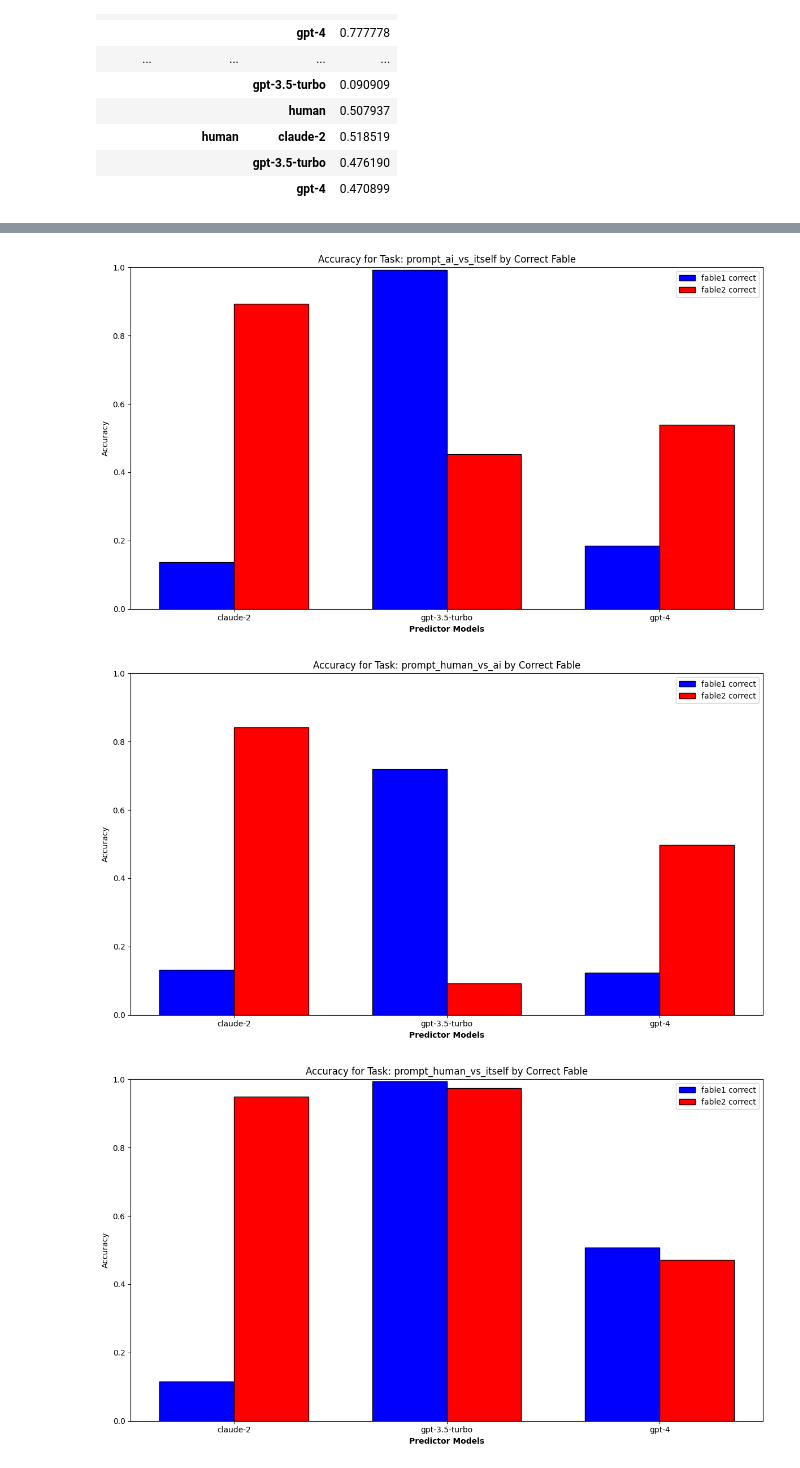
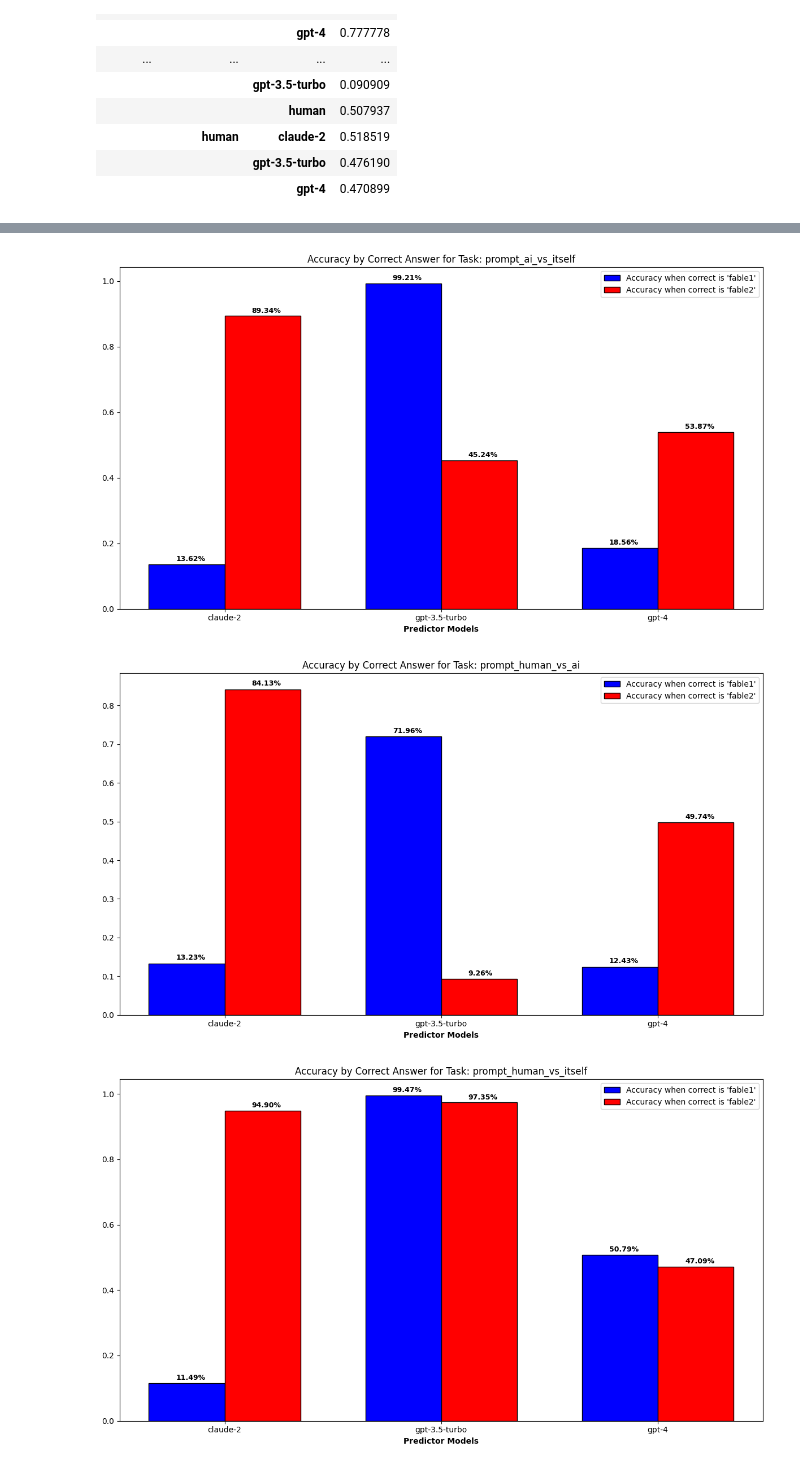
Before and after one commit to qfeuilla/TuringMirror, a Jupyter notebook: explore_data.ipynb, the cells around one changed output, grey strips where cells are left out. Cells and saved outputs as stored; diff of their text form; code cells hidden in the pictures.

Commit message:
plot with removed bias

```diff
--- a/explore_data.ipynb
+++ b/explore_data.ipynb
@@ -117,7 +117,7 @@ for task in position_bias['prompt_fun'].unique():
 
     # General layout
     plt.xlabel('Predictor Models', fontweight='bold')
-    plt.xticks([r + bar_width for r in range(len(bars1))], sub_data['predictor'].unique())
+    plt.xticks([r + bar_width /2 for r in range(len(bars1))], sub_data['predictor'].unique())
     plt.title(f"Position Bias for Task: {task}")
     plt.ylim(0, 1.1)  # Adjusting y limit to fit counts
     plt.legend()
@@ -132,41 +132,44 @@ for task in position_bias['prompt_fun'].unique():
 # %%
-# Calculate accuracy for each condition
-accuracy_data = data.groupby(["predictor", "prompt_fun", "correct_prediction"])["correct"].mean().reset_index()
 
-# Plotting the accuracy
+# Compute accuracy
+accuracy_data = data.groupby(['predictor', 'prompt_fun', 'correct_prediction']).correct.mean().reset_index()
+
+# Plotting
 for task in accuracy_data['prompt_fun'].unique():
     sub_data = accuracy_data[accuracy_data['prompt_fun'] == task]
+
     plt.figure(figsize=(12, 7))
-
-    # Setting up the bar positions
     bar_width = 0.35
     r1 = np.arange(len(sub_data['predictor'].unique()))
     r2 = [x + bar_width for x in r1]
 
-    # Bars for 'fable1' and 'fable2' accuracy
+    # Bars for accuracies when correct answer is 'fable1' and 'fable2'
     bars1 = []
     bars2 = []
     for model in sub_data['predictor'].unique():
         model_data = sub_data[sub_data['predictor'] == model]
         bars1.append(model_data[model_data['correct_prediction'] == 'fable1']['correct'].values[0] if len(model_data[model_data['correct_prediction'] == 'fable1']) > 0 else 0)
         bars2.append(model_data[model_data['correct_prediction'] == 'fable2']['correct'].values[0] if len(model_data[model_data['correct_prediction'] == 'fable2']) > 0 else 0)
 
-    # Create bars
-    plt.bar(r1, bars1, width=bar_width, label='fable1 correct', color='blue', edgecolor='black')
-    plt.bar(r2, bars2, width=bar_width, label='fable2 correct', color='red', edgecolor='black')
+    plt.bar(r1, bars1, width=bar_width, label="Accuracy when correct is 'fable1'", color='blue', edgecolor='black')
+    plt.bar(r2, bars2, width=bar_width, label="Accuracy when correct is 'fable2'", color='red', edgecolor='black')
 
-    # General layout
+    # Add the exact percentages on top of the bars
+    for i, bar in enumerate(bars1):
+        plt.text(r1[i] - 0.05, bar + 0.01, f"{bar:.2%}", fontsize=9, fontweight='bold')
+
+    for i, bar in enumerate(bars2):
+        plt.text(r2[i] - 0.05, bar + 0.01, f"{bar:.2%}", fontsize=9, fontweight='bold')
+
     plt.xlabel('Predictor Models', fontweight='bold')
     plt.xticks([r + bar_width / 2 for r in range(len(bars1))], sub_data['predictor'].unique())
-    plt.title(f"Accuracy for Task: {task} by Correct Fable")
-    plt.ylabel("Accuracy")
-    plt.ylim(0, 1)
+    plt.title(f"Accuracy by Correct Answer for Task: {task}")
     plt.legend()
 
     # Display the plot
     plt.tight_layout()
     plt.show()
 # %% [output]
-[figure, old version]
+[figure, new version]
-[figure, old version]
+[figure, new version]
-[figure, old version]
+[figure, new version]
```
Also changed, not shown: parts of 4 cells of this notebook.
